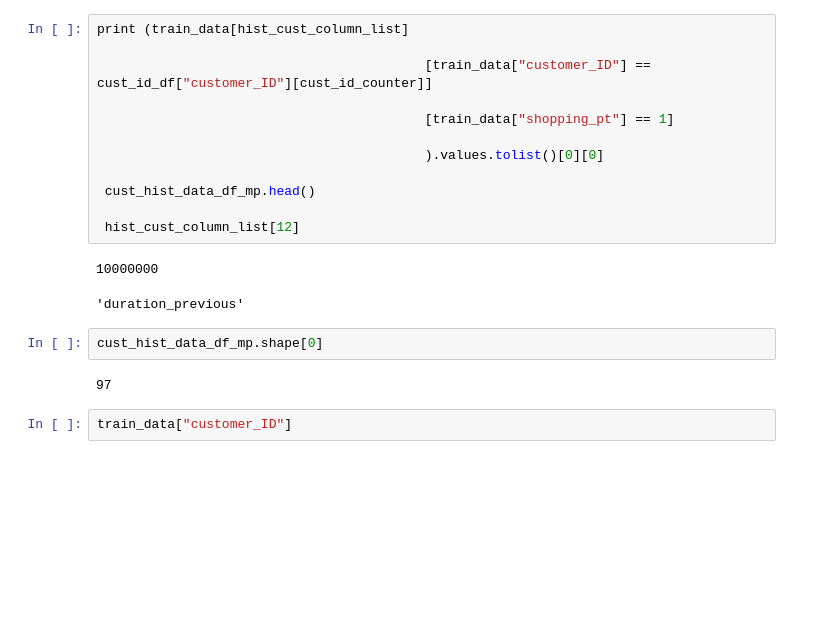
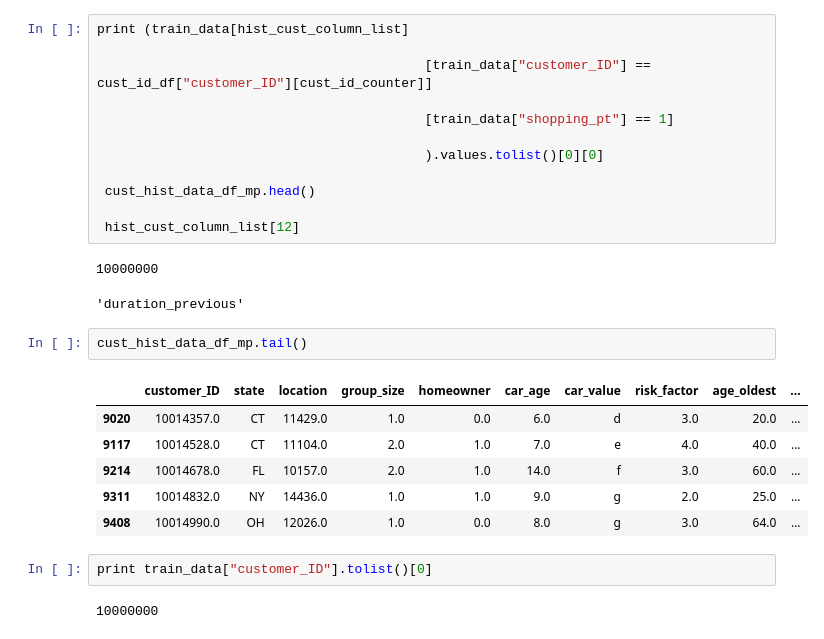
Before and after one commit to SimplifyData/Allstate-Purchase-Prediction-Challenge, a Jupyter notebook: AllState_Predict.ipynb, the cells around one changed output. Cells and saved outputs as stored; diff of their text form; blank space fills up the shorter version.

Commit message:
Day 8 - Testing - multiprocessing algorithm V3.4 Testing on a small set.
Splitting the customer ids into smaller pieces.

Time complexity - Order n^3
Improveming the Big O of time to Order n^2  next

```diff
--- a/AllState_Predict.ipynb
+++ b/AllState_Predict.ipynb
@@ -1422,9 +1416,16 @@ print (train_data[hist_cust_column_list]
 # %% [output]
 10000000
 'duration_previous'
-# %%
-cust_hist_data_df_mp.shape[0]
-# %% [output]
-97
-# %%
-train_data["customer_ID"]
+# %%
+cust_hist_data_df_mp.tail()
+# %% [output]
+|  | customer_ID | state | location | group_size | homeowner | car_age | car_value | risk_factor | age_oldest | ... |
+| 9020 | 10014357.0 | CT | 11429.0 | 1.0 | 0.0 | 6.0 | d | 3.0 | 20.0 | ... |
+| 9117 | 10014528.0 | CT | 11104.0 | 2.0 | 1.0 | 7.0 | e | 4.0 | 40.0 | ... |
+| 9214 | 10014678.0 | FL | 10157.0 | 2.0 | 1.0 | 14.0 | f | 3.0 | 60.0 | ... |
+| 9311 | 10014832.0 | NY | 14436.0 | 1.0 | 1.0 | 9.0 | g | 2.0 | 25.0 | ... |
+| 9408 | 10014990.0 | OH | 12026.0 | 1.0 | 0.0 | 8.0 | g | 3.0 | 64.0 | ... |
+# %%
+print train_data["customer_ID"].tolist()[0]
+# %% [output]
+10000000
```
Also changed, not shown: parts of 2 cells of this notebook.
